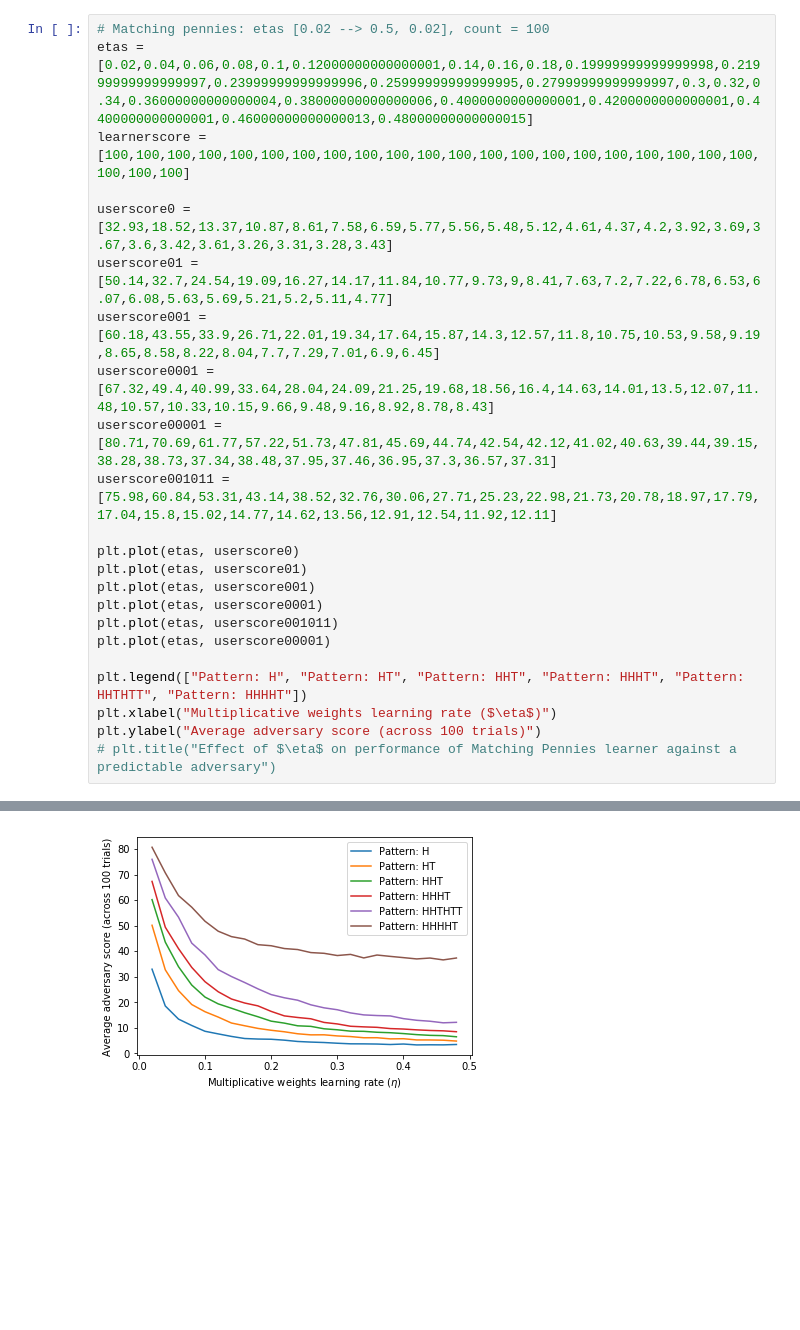
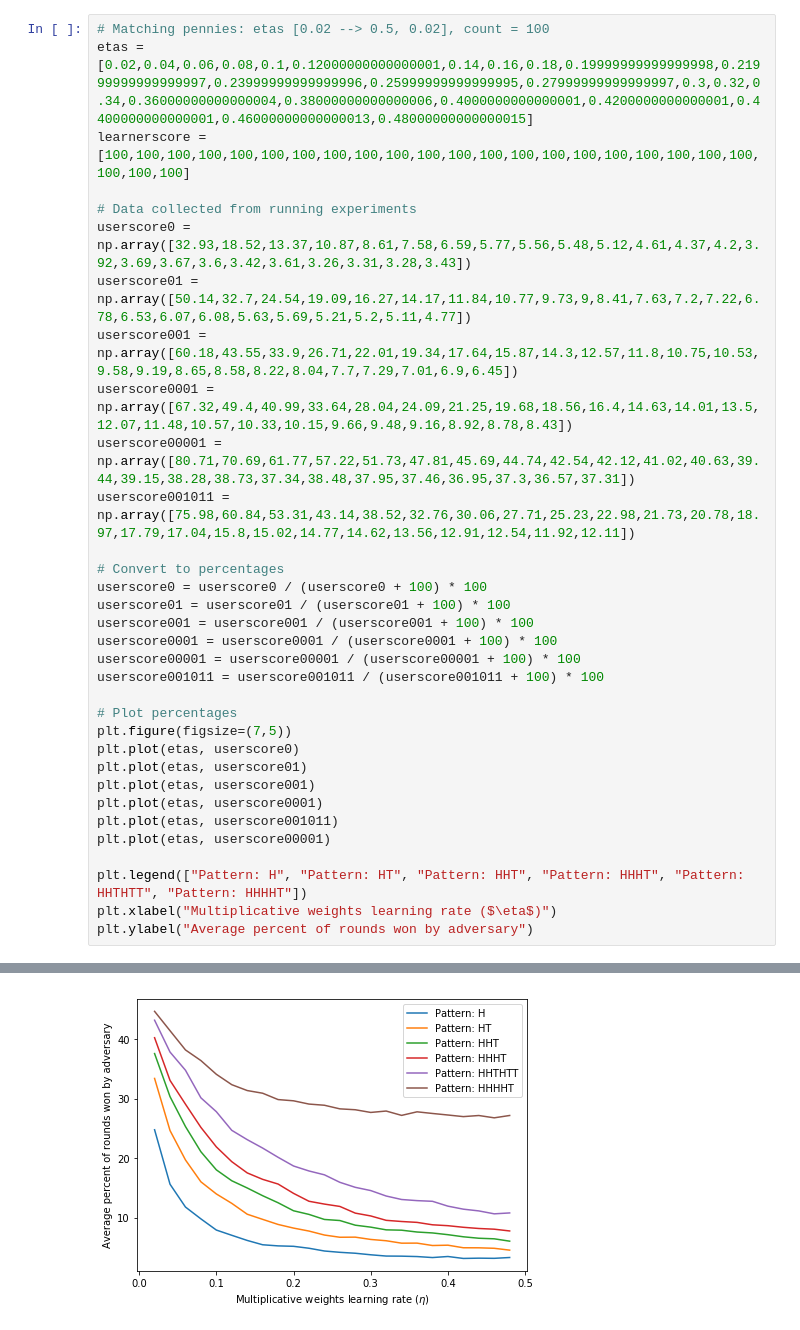
Before and after one commit to priscilla-lee/cos511_final_project, a Jupyter notebook: 511 Final Project Experiment Results.ipynb, the cells around one changed output, grey strips where cells are left out. Cells and saved outputs as stored; diff of their text form; blank space fills up the shorter version.

```diff
--- a/511 Final Project Experiment Results.ipynb
+++ b/511 Final Project Experiment Results.ipynb
@@ -6,13 +7,24 @@ import statistics
 etas = [0.02,0.04,0.06,0.08,0.1,0.12000000000000001,0.14,0.16,0.18,0.19999999999999998,0.21999999999999997,0.23999999999999996,0.25999999999999995,0.27999999999999997,0.3,0.32,0.34,0.36000000000000004,0.38000000000000006,0.4000000000000001,0.4200000000000001,0.4400000000000001,0.46000000000000013,0.48000000000000015]
 learnerscore = [100,100,100,100,100,100,100,100,100,100,100,100,100,100,100,100,100,100,100,100,100,100,100,100]
 
-userscore0 = [32.93,18.52,13.37,10.87,8.61,7.58,6.59,5.77,5.56,5.48,5.12,4.61,4.37,4.2,3.92,3.69,3.67,3.6,3.42,3.61,3.26,3.31,3.28,3.43]
-userscore01 = [50.14,32.7,24.54,19.09,16.27,14.17,11.84,10.77,9.73,9,8.41,7.63,7.2,7.22,6.78,6.53,6.07,6.08,5.63,5.69,5.21,5.2,5.11,4.77]
-userscore001 = [60.18,43.55,33.9,26.71,22.01,19.34,17.64,15.87,14.3,12.57,11.8,10.75,10.53,9.58,9.19,8.65,8.58,8.22,8.04,7.7,7.29,7.01,6.9,6.45]
-userscore0001 = [67.32,49.4,40.99,33.64,28.04,24.09,21.25,19.68,18.56,16.4,14.63,14.01,13.5,12.07,11.48,10.57,10.33,10.15,9.66,9.48,9.16,8.92,8.78,8.43]
-userscore00001 = [80.71,70.69,61.77,57.22,51.73,47.81,45.69,44.74,42.54,42.12,41.02,40.63,39.44,39.15,38.28,38.73,37.34,38.48,37.95,37.46,36.95,37.3,36.57,37.31]
-userscore001011 = [75.98,60.84,53.31,43.14,38.52,32.76,30.06,27.71,25.23,22.98,21.73,20.78,18.97,17.79,17.04,15.8,15.02,14.77,14.62,13.56,12.91,12.54,11.92,12.11]
+# Data collected from running experiments
+userscore0 = np.array([32.93,18.52,13.37,10.87,8.61,7.58,6.59,5.77,5.56,5.48,5.12,4.61,4.37,4.2,3.92,3.69,3.67,3.6,3.42,3.61,3.26,3.31,3.28,3.43])
+userscore01 = np.array([50.14,32.7,24.54,19.09,16.27,14.17,11.84,10.77,9.73,9,8.41,7.63,7.2,7.22,6.78,6.53,6.07,6.08,5.63,5.69,5.21,5.2,5.11,4.77])
+userscore001 = np.array([60.18,43.55,33.9,26.71,22.01,19.34,17.64,15.87,14.3,12.57,11.8,10.75,10.53,9.58,9.19,8.65,8.58,8.22,8.04,7.7,7.29,7.01,6.9,6.45])
+userscore0001 = np.array([67.32,49.4,40.99,33.64,28.04,24.09,21.25,19.68,18.56,16.4,14.63,14.01,13.5,12.07,11.48,10.57,10.33,10.15,9.66,9.48,9.16,8.92,8.78,8.43])
+userscore00001 = np.array([80.71,70.69,61.77,57.22,51.73,47.81,45.69,44.74,42.54,42.12,41.02,40.63,39.44,39.15,38.28,38.73,37.34,38.48,37.95,37.46,36.95,37.3,36.57,37.31])
+userscore001011 = np.array([75.98,60.84,53.31,43.14,38.52,32.76,30.06,27.71,25.23,22.98,21.73,20.78,18.97,17.79,17.04,15.8,15.02,14.77,14.62,13.56,12.91,12.54,11.92,12.11])
 
+# Convert to percentages
+userscore0 = userscore0 / (userscore0 + 100) * 100
+userscore01 = userscore01 / (userscore01 + 100) * 100
+userscore001 = userscore001 / (userscore001 + 100) * 100
+userscore0001 = userscore0001 / (userscore0001 + 100) * 100
+userscore00001 = userscore00001 / (userscore00001 + 100) * 100
+userscore001011 = userscore001011 / (userscore001011 + 100) * 100
+
+# Plot percentages
+plt.figure(figsize=(7,5))
 plt.plot(etas, userscore0)
 plt.plot(etas, userscore01)
 plt.plot(etas, userscore001)
@@ -22,6 +34,5 @@ plt.plot(etas, userscore00001)
 
 plt.legend(["Pattern: H", "Pattern: HT", "Pattern: HHT", "Pattern: HHHT", "Pattern: HHTHTT", "Pattern: HHHHT"])
 plt.xlabel("Multiplicative weights learning rate ($\eta$)")
-plt.ylabel("Average adversary score (across 100 trials)")
-# plt.title("Effect of $\eta$ on performance of Matching Pennies learner against a predictable adversary")
+plt.ylabel("Average percent of rounds won by adversary")
 # %% [output]
@@ -29 +40 @@ Text(0, 0.5, 'Average adversary score (across 100 trials)')
-[figure, old version]
+[figure, new version]
```
Also changed, not shown: parts of 15 cells of this notebook, 11 other files.
